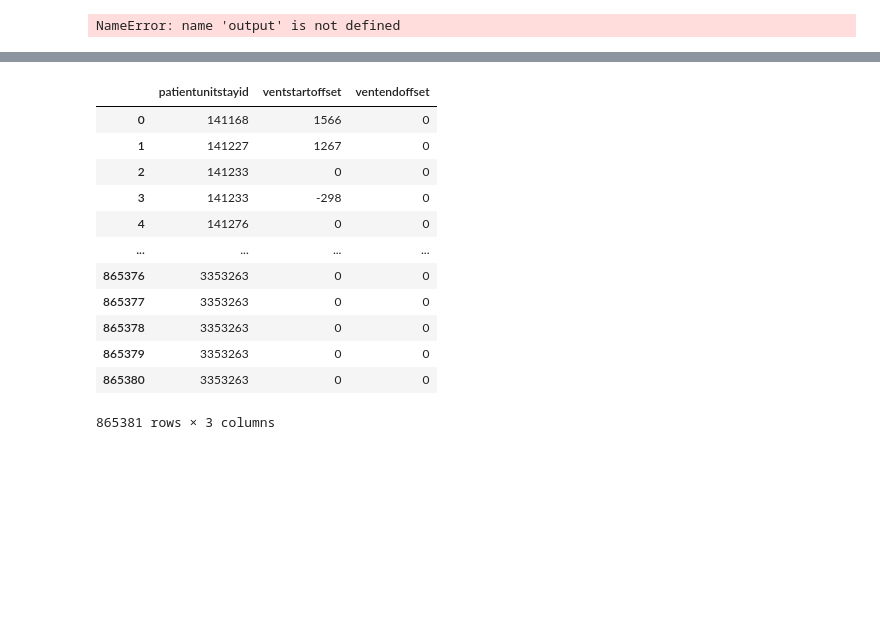
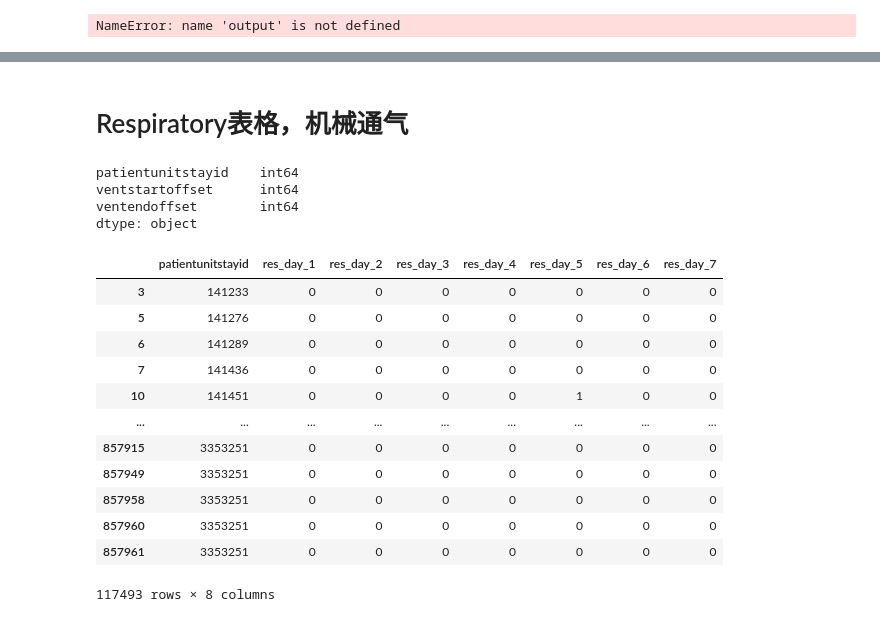
Before and after one commit to HanlongLiao/EICU, a Jupyter notebook: new_project/data_preproc.ipynb, the cells around one changed output, grey strips where cells are left out. Saved outputs shown, nothing was run; the diff lists cells and outputs as text; code cells hidden in the pictures; blank space fills up the shorter version.

```diff
--- a/new_project/data_preproc.ipynb
+++ b/new_project/data_preproc.ipynb
@@ -515,3 +649,5 @@ lab.to_csv('./data/lab_NEW.csv', sep=',', index=False, header=True, encoding='ut
+# %% [markdown]
+# Respiratory表格，机械通气
 # %%
 # 处理机械通气数据 respiratorycare表格处理
 respiratory = pd.read_csv('./data/respiratoryCare.csv')
@@ -526,19 +662,44 @@ respiratory = pd.read_csv('./data/respiratoryCare.csv')
 #        'setapneatv', 'setapneaippeephigh', 'setapnearr', 'setapneapeakflow',
 #        'setapneainsptime', 'setapneaie', 'setapneafio2'],
 #       dtype='object')
-
 respiratory = respiratory[['patientunitstayid', 'ventstartoffset', 'ventendoffset']]
+respiratory.dtypes
 # %% [output]
-|  | patientunitstayid | ventstartoffset | ventendoffset |
-| 0 | 141168 | 1566 | 0 |
-| 1 | 141227 | 1267 | 0 |
-| 2 | 141233 | 0 | 0 |
-| 3 | 141233 | -298 | 0 |
-| 4 | 141276 | 0 | 0 |
-| ... | ... | ... | ... |
-| 865376 | 3353263 | 0 | 0 |
-| 865377 | 3353263 | 0 | 0 |
-| 865378 | 3353263 | 0 | 0 |
-| 865379 | 3353263 | 0 | 0 |
-| 865380 | 3353263 | 0 | 0 |
-865381 rows × 3 columns
+patientunitstayid    int64
+ventstartoffset      int64
+ventendoffset        int64
+dtype: object
+# %%
+# 基本数据清洗与加入时间戳计算最后7天
+patient = pd.read_csv('./data/patient_NEW.csv')
+respiratory_new = pd.merge(respiratory, patient, on=['patientunitstayid'], how='inner')
+
+#TODO: 存在ventendoffset 小于 ventndoffset, 貌似机械通气在进入ICU之后就会关闭
+respiratory_new = respiratory_new[respiratory_new['ventstartoffset'] < respiratory_new['ventendoffset']]
+
+def daytime_rule(frame):
+    day_end = int(((frame['hospitaldischargeoffset'] - frame['ventendoffset']) / 1440)) + 1
+    day_start = int(((frame['hospitaldischargeoffset'] - frame['ventstartoffset']) / 1440)) + 1
+    day_list= [0 for i in range(7)]
+    if day_start <= 7 and day_end >= 1:
+        for i in range(day_end-1, day_start-1):
+            day_list[i] = 1
+    return pd.Series(day_list)
+
+respiratory_new[['res_day_1', 'res_day_2', 'res_day_3', 'res_day_4', 'res_day_5', 'res_day_6', 'res_day_7']] = respiratory_new.apply(lambda x:daytime_rule(x), axis=1)
+respiratory_new = respiratory_new[['patientunitstayid', 'res_day_1', 'res_day_2', 'res_day_3', 'res_day_4', 'res_day_5', 'res_day_6', 'res_day_7']]
+respiratory_new
+# %% [output]
+|  | patientunitstayid | res_day_1 | res_day_2 | res_day_3 | res_day_4 | res_day_5 | res_day_6 | res_day_7 |
+| 3 | 141233 | 0 | 0 | 0 | 0 | 0 | 0 | 0 |
+| 5 | 141276 | 0 | 0 | 0 | 0 | 0 | 0 | 0 |
+| 6 | 141289 | 0 | 0 | 0 | 0 | 0 | 0 | 0 |
+| 7 | 141436 | 0 | 0 | 0 | 0 | 0 | 0 | 0 |
+| 10 | 141451 | 0 | 0 | 0 | 0 | 1 | 0 | 0 |
+| ... | ... | ... | ... | ... | ... | ... | ... | ... |
+| 857915 | 3353251 | 0 | 0 | 0 | 0 | 0 | 0 | 0 |
+| 857949 | 3353251 | 0 | 0 | 0 | 0 | 0 | 0 | 0 |
+| 857958 | 3353251 | 0 | 0 | 0 | 0 | 0 | 0 | 0 |
+| 857960 | 3353251 | 0 | 0 | 0 | 0 | 0 | 0 | 0 |
+| 857961 | 3353251 | 0 | 0 | 0 | 0 | 0 | 0 | 0 |
+117493 rows × 8 columns
```
Also changed, not shown: parts of 14 cells of this notebook.
